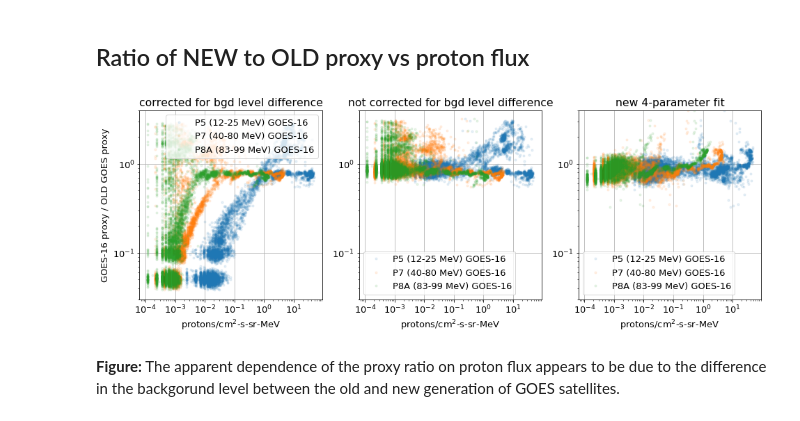
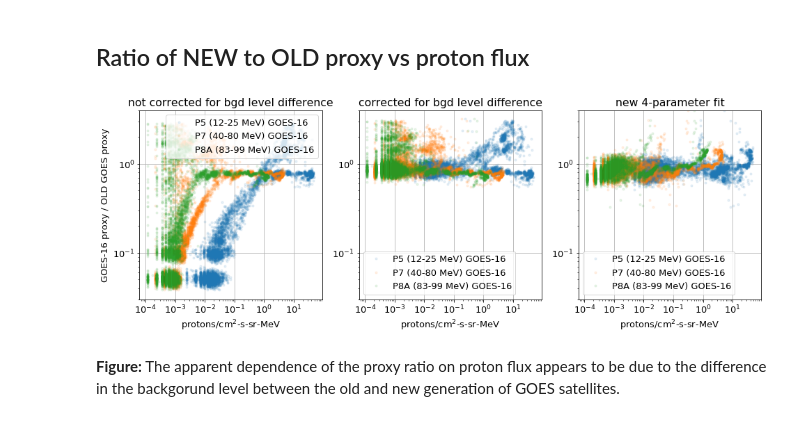
Before and after one commit to chandra-mta/mtanb, a Jupyter notebook: g16-hrc-proxy/flare-2017-HRC-shield-proxy-calibration.ipynb, the cells around one changed output. Saved outputs shown, nothing was run; the diff lists cells and outputs as text; code cells hidden in the pictures.

```diff
--- a/g16-hrc-proxy/flare-2017-HRC-shield-proxy-calibration.ipynb
+++ b/g16-hrc-proxy/flare-2017-HRC-shield-proxy-calibration.ipynb
@@ -546,17 +546,17 @@ proxy_ratio_new_fit = model_2017 / yout
 # %%
 plt.figure(figsize=(16, 5))
 
 plt.subplot(1, 3, 1)
-plot_proxy_ratio(proxy_ratio, 'corrected for bgd level difference')
+plot_proxy_ratio(proxy_ratio, 'not corrected for bgd level difference')
 
 plt.subplot(1, 3, 2)
-plot_proxy_ratio(proxy_ratio_bgd_corrected, 'not corrected for bgd level difference')
+plot_proxy_ratio(proxy_ratio_bgd_corrected, 'corrected for bgd level difference')
 plt.ylabel('')
 
 plt.subplot(1, 3, 3)
 plot_proxy_ratio(proxy_ratio_new_fit, 'new 4-parameter fit')
 plt.ylabel('');
 # %% [output]
-[figure, old version]
+[figure, new version]
 # %% [markdown]
 __Figure:__ The apparent dependence of the proxy ratio on proton flux appears to be due to the difference in the backgorund level between the old and new generation of GOES satellites.
```
Also changed, not shown: parts of 2 cells of this notebook.
